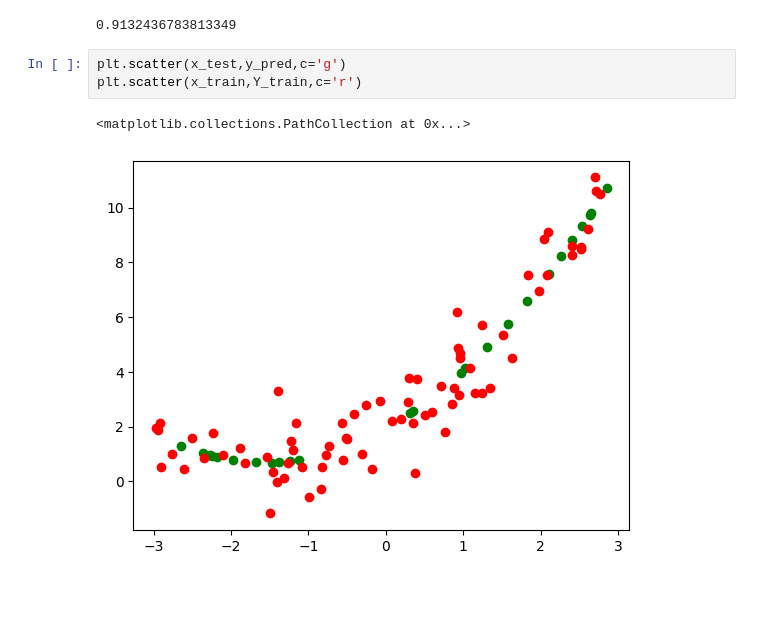
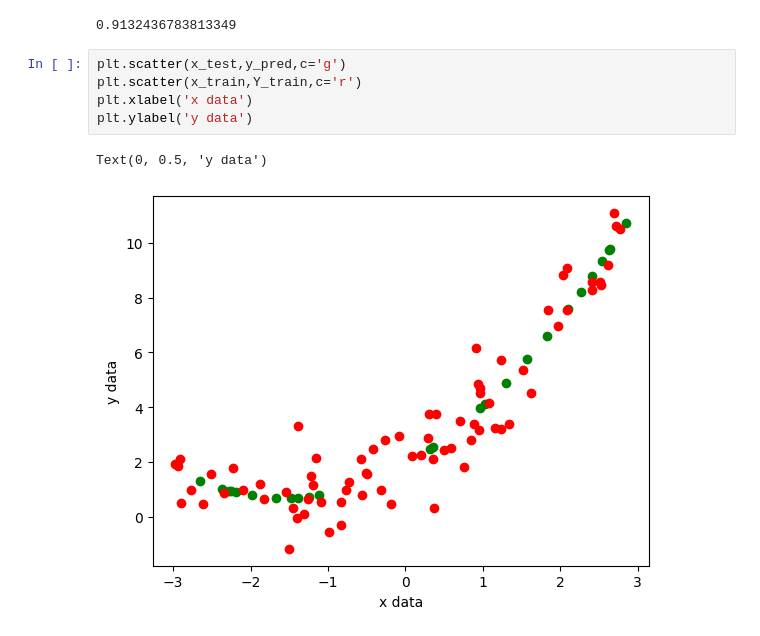
Before and after one commit to Meet-25/ML-code, a Jupyter notebook: Linear Regression/Polynomial regression.ipynb, the cells around one changed output. Cells and saved outputs as stored; diff of their text form; blank space fills up the shorter version.

```diff
--- a/Linear Regression/Polynomial regression.ipynb
+++ b/Linear Regression/Polynomial regression.ipynb
@@ -56,6 +56,8 @@ print(scor)
 # %%
 plt.scatter(x_test,y_pred,c='g')
 plt.scatter(x_train,Y_train,c='r')
+plt.xlabel('x data')
+plt.ylabel('y data')
 # %% [output]
-<matplotlib.collections.PathCollection at 0x...>
+Text(0, 0.5, 'y data')
-[figure, old version]
+[figure, new version]
```
